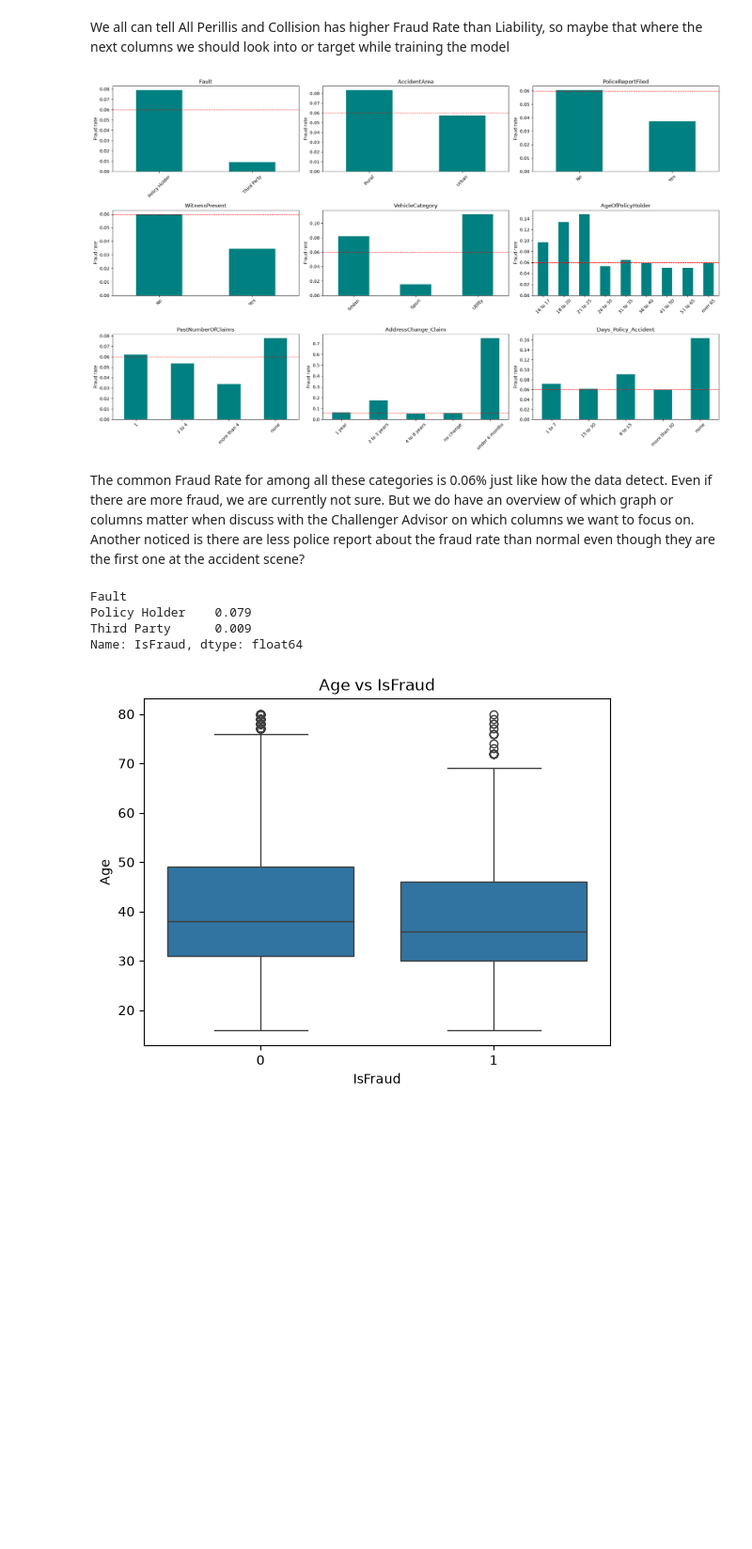
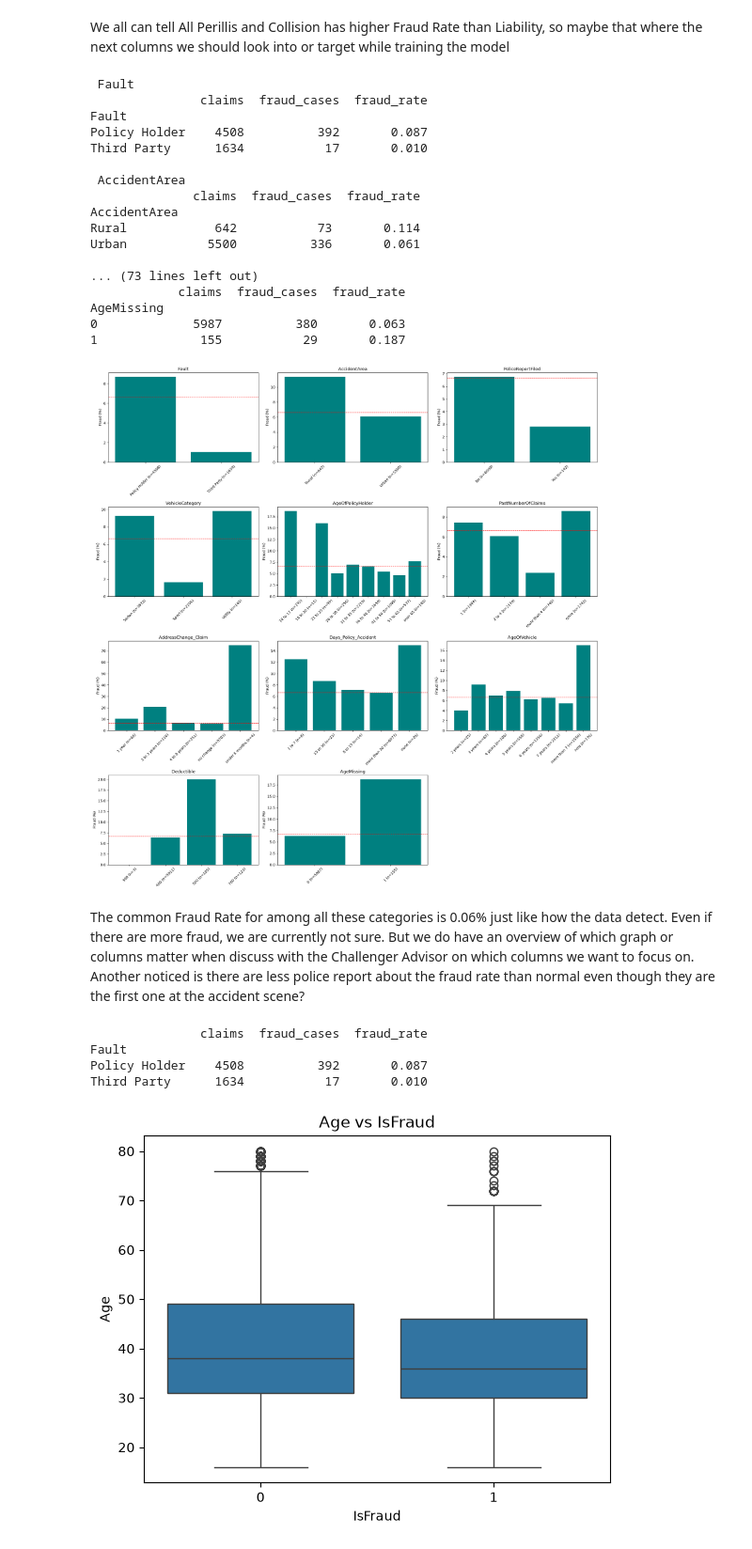
Before and after one commit to Break-Through-Tech/LexisNexis-1B-detecting-fraudulent-insurance-claims, a Jupyter notebook: notebooks/data_analysis.ipynb, the cells around one changed output. Shown at 94% size. Drawn from its saved outputs; the diff is of its cells as text; code cells hidden in the pictures; blank space fills up the shorter version.

Commit message:
built the model and evaluate the model with 1995 and 1996 data

```diff
--- a/notebooks/data_analysis.ipynb
+++ b/notebooks/data_analysis.ipynb
@@ -182,8 +182,5 @@ min         16.000000
 75%         49.000000
 max         80.000000
 Name: Age, dtype: float64
-# %%
-#Rename the target and drop the ID column
-df_copy = df_copy.drop(columns="PolicyNumber")
 # %% [markdown]
 do we have to save the file to the original csv which change the file data after cleaning?
@@ -203,0 +219,12 @@ plt.show()
+# %%
+policy_summary = training_data.groupby("BasePolicy")["IsFraud"].agg(
+    claims="size", fraud_cases="sum", fraud_rate="mean"
+).sort_values("fraud_rate", ascending=False)
+print(policy_summary.round(3))
+labels = [f"{category} (n={count})" for category, count in zip(policy_summary.index, policy_summary["claims"])]
+plt.figure(figsize=(9, 4))
+plt.bar(labels, policy_summary["fraud_rate"] * 100, color="pink")
+plt.ylabel("Fraud (%)")
+plt.title("Fraud rate by base policy — 1994")
+plt.tight_layout()
+plt.show()
@@ -204,32 +238,61 @@ plt.show()
 # %% [markdown]
 We all can tell All Perillis and Collision has higher Fraud Rate than Liability, so maybe that where the next columns we should look into or target while training the model
 # %%
-cols = ["Fault", "AccidentArea", "PoliceReportFiled", "WitnessPresent",
-         "VehicleCategory", "AgeOfPolicyHolder", "PastNumberOfClaims",
-        "AddressChange_Claim", "Days_Policy_Accident", "AgeOfVehicle", "Deductible"]
+cols = ["Fault", "AccidentArea", "PoliceReportFiled",
+        "VehicleCategory", "AgeOfPolicyHolder", "PastNumberOfClaims",
+        "AddressChange_Claim", "Days_Policy_Accident", "AgeOfVehicle", "Deductible",
+        "AgeMissing"]
 
-overall = df_copy["IsFraud"].mean()
-fig, axes = plt.subplots(3, 3, figsize=(20, 12))
+overall = training_data["IsFraud"].mean() * 100
+# 13 categories need more than the original 3 x 3 grid.
+fig, axes = plt.subplots(5, 3, figsize=(20, 25))
 for ax, col in zip(axes.flat, cols):
-    rate = df_copy.groupby(col, observed=True)["IsFraud"].mean()
-    rate.plot(kind="bar", ax=ax, color="teal")
-    ax.axhline(overall, color="red", linestyle="--", linewidth=1)   # red line = overall fraud rate
-    ax.set_title(col); ax.set_xlabel(""); ax.set_ylabel("Fraud rate")
+    summary = training_data.groupby(col, observed=True, dropna=False)["IsFraud"].agg(
+        claims="size", fraud_cases="sum", fraud_rate="mean"
+    )
+    print("\n", col)
+    print(summary.round(3))
+    labels = [f"{category} (n={count})" for category, count in zip(summary.index, summary["claims"])]
+    ax.bar(labels, summary["fraud_rate"] * 100, color="teal")
+    ax.axhline(overall, color="red", linestyle="--", linewidth=1)
+    ax.set_title(col)
+    ax.set_ylabel("Fraud (%)")
     ax.tick_params(axis="x", rotation=45)
+for ax in axes.flat[len(cols):]:
+    ax.set_visible(False)
 plt.tight_layout()
 plt.show()
 # %% [output]
+ Fault
+               claims  fraud_cases  fraud_rate
+Fault
+Policy Holder    4508          392       0.087
+Third Party      1634           17       0.010
+
+ AccidentArea
+              claims  fraud_cases  fraud_rate
+AccidentArea
+Rural            642           73       0.114
+Urban           5500          336       0.061
+
+... (73 lines left out)
+            claims  fraud_cases  fraud_rate
+AgeMissing
+0             5987          380       0.063
+1              155           29       0.187
-[figure, old version]
+[figure, new version]
 # %% [markdown]
 The common Fraud Rate for among all these categories is 0.06% just like how the data detect. Even if there are more fraud, we are currently not sure. But we do have an overview of which graph or columns matter when discuss with the Challenger Advisor on which columns we want to focus on. Another noticed is there are less police report about the fraud rate than normal even though they are the first one at the accident scene?
 # %%
-fault_rate = df_copy.groupby("Fault")["IsFraud"].mean()
-print(fault_rate.round(3))
+fault_summary = training_data.groupby("Fault")["IsFraud"].agg(
+    claims="size", fraud_cases="sum", fraud_rate="mean"
+)
+print(fault_summary.round(3))
 # %% [output]
+               claims  fraud_cases  fraud_rate
 Fault
-Policy Holder    0.079
-Third Party      0.009
-Name: IsFraud, dtype: float64
+Policy Holder    4508          392       0.087
+Third Party      1634           17       0.010
 # %%
 sns.boxplot(data=df_copy, x="IsFraud", y="Age")
 plt.title("Age vs IsFraud")
```
Also changed, not shown: parts of 23 cells of this notebook.
